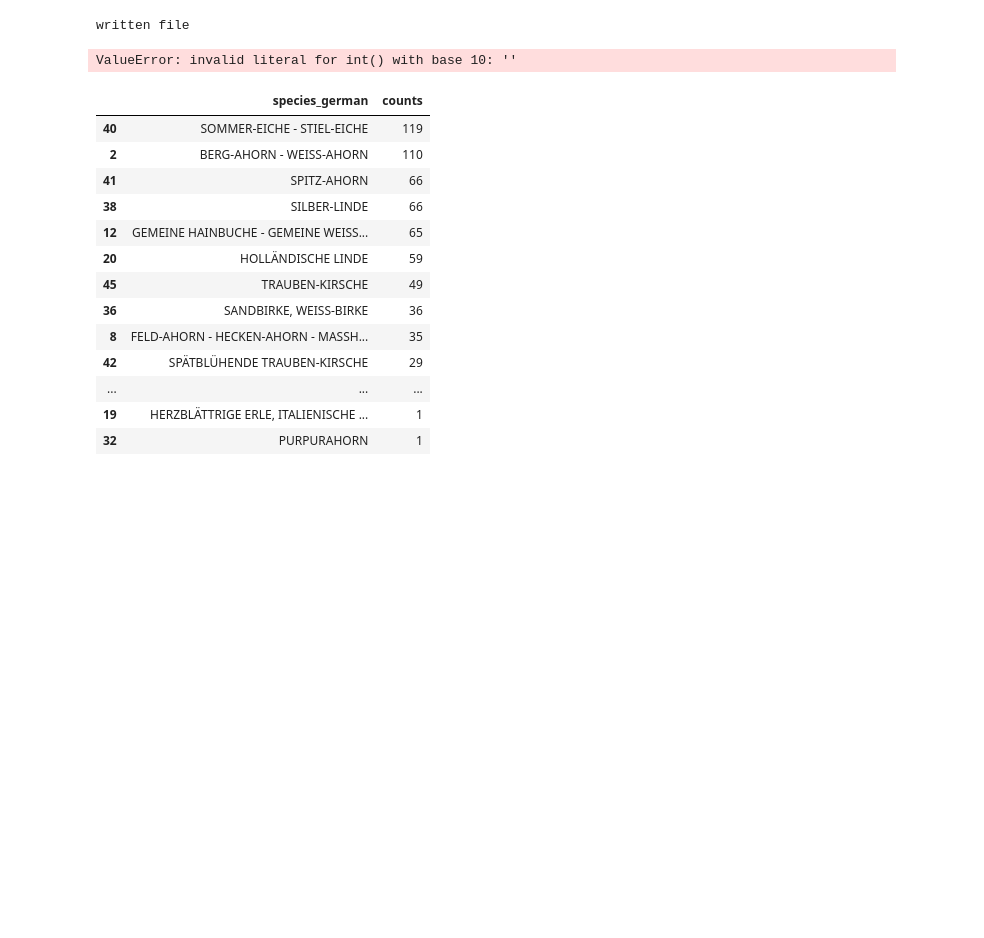
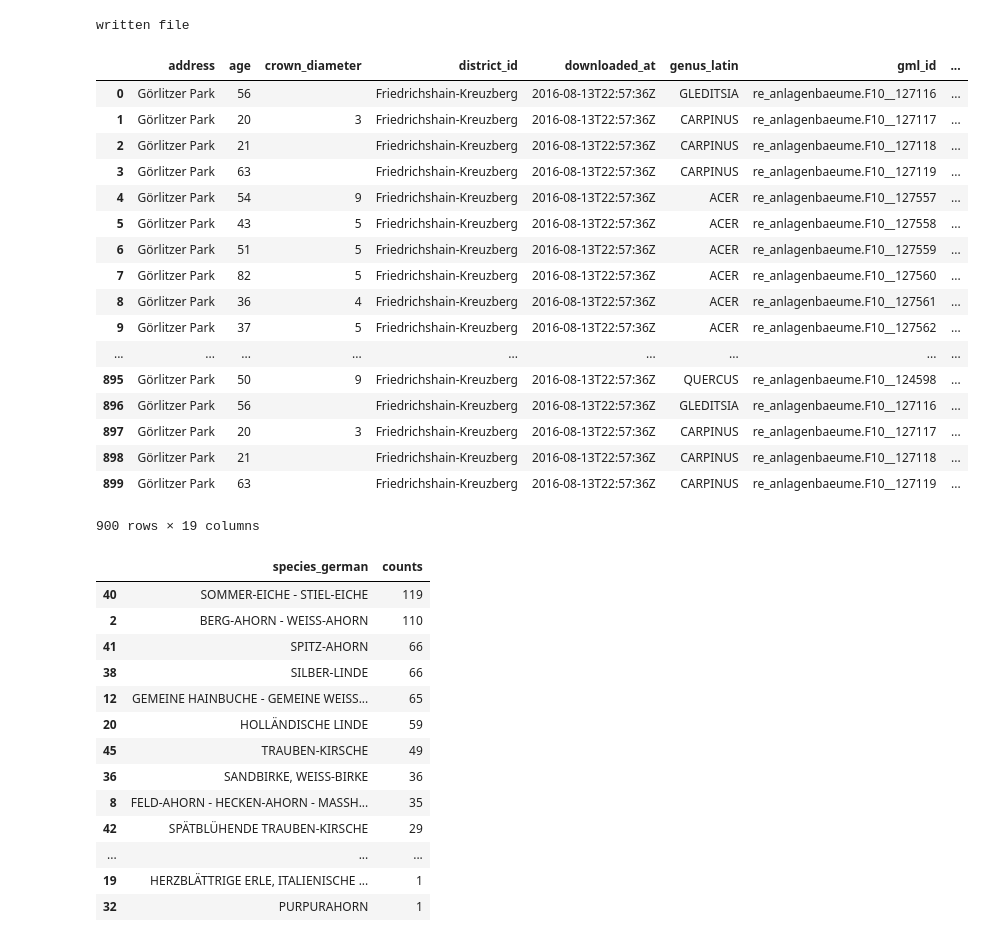
Before and after one commit to Datenschule/datenspaziergang-app, a Jupyter notebook: notebooks/Bäume Görlitzer Park.ipynb, the cells around one changed output. Saved outputs shown, nothing was run; the diff lists cells and outputs as text; code cells hidden in the pictures; blank space fills up the shorter version.

Commit message:
update notebook Görlitzer Park

```diff
--- a/notebooks/Bäume Görlitzer Park.ipynb
+++ b/notebooks/Bäume Görlitzer Park.ipynb
@@ -31,10 +31,26 @@ with open('data/trees.json') as json_data:
     df = pd.DataFrame(mapped)
 # %%
 df['trunk_circumference'] = df['trunk_circumference'].astype('int')
-df['tree_height'] = df['tree_height'].astype('int')
 df
 # %% [output]
+|  | address | age | crown_diameter | district_id | downloaded_at | genus_latin | gml_id | ... |
+| 0 | Görlitzer Park | 56 |  | Friedrichshain-Kreuzberg | 2016-08-13T22:57:36Z | GLEDITSIA | re_anlagenbaeume.F10__127116 | ... |
+| 1 | Görlitzer Park | 20 | 3 | Friedrichshain-Kreuzberg | 2016-08-13T22:57:36Z | CARPINUS | re_anlagenbaeume.F10__127117 | ... |
+| 2 | Görlitzer Park | 21 |  | Friedrichshain-Kreuzberg | 2016-08-13T22:57:36Z | CARPINUS | re_anlagenbaeume.F10__127118 | ... |
+| 3 | Görlitzer Park | 63 |  | Friedrichshain-Kreuzberg | 2016-08-13T22:57:36Z | CARPINUS | re_anlagenbaeume.F10__127119 | ... |
+| 4 | Görlitzer Park | 54 | 9 | Friedrichshain-Kreuzberg | 2016-08-13T22:57:36Z | ACER | re_anlagenbaeume.F10__127557 | ... |
+| 5 | Görlitzer Park | 43 | 5 | Friedrichshain-Kreuzberg | 2016-08-13T22:57:36Z | ACER | re_anlagenbaeume.F10__127558 | ... |
+| 6 | Görlitzer Park | 51 | 5 | Friedrichshain-Kreuzberg | 2016-08-13T22:57:36Z | ACER | re_anlagenbaeume.F10__127559 | ... |
+| 7 | Görlitzer Park | 82 | 5 | Friedrichshain-Kreuzberg | 2016-08-13T22:57:36Z | ACER | re_anlagenbaeume.F10__127560 | ... |
+| 8 | Görlitzer Park | 36 | 4 | Friedrichshain-Kreuzberg | 2016-08-13T22:57:36Z | ACER | re_anlagenbaeume.F10__127561 | ... |
+| 9 | Görlitzer Park | 37 | 5 | Friedrichshain-Kreuzberg | 2016-08-13T22:57:36Z | ACER | re_anlagenbaeume.F10__127562 | ... |
+| ... | ... | ... | ... | ... | ... | ... | ... | ... |
+| 895 | Görlitzer Park | 50 | 9 | Friedrichshain-Kreuzberg | 2016-08-13T22:57:36Z | QUERCUS | re_anlagenbaeume.F10__124598 | ... |
+| 896 | Görlitzer Park | 56 |  | Friedrichshain-Kreuzberg | 2016-08-13T22:57:36Z | GLEDITSIA | re_anlagenbaeume.F10__127116 | ... |
+| 897 | Görlitzer Park | 20 | 3 | Friedrichshain-Kreuzberg | 2016-08-13T22:57:36Z | CARPINUS | re_anlagenbaeume.F10__127117 | ... |
+| 898 | Görlitzer Park | 21 |  | Friedrichshain-Kreuzberg | 2016-08-13T22:57:36Z | CARPINUS | re_anlagenbaeume.F10__127118 | ... |
+| 899 | Görlitzer Park | 63 |  | Friedrichshain-Kreuzberg | 2016-08-13T22:57:36Z | CARPINUS | re_anlagenbaeume.F10__127119 | ... |
-ValueError: invalid literal for int() with base 10: ''
+900 rows × 19 columns
 # %%
 df.groupby(['species_german']).size().reset_index(name='counts').sort_values(by='counts', ascending=False)
 # %% [output]
```
Also changed, not shown: parts of 1 cell of this notebook.
